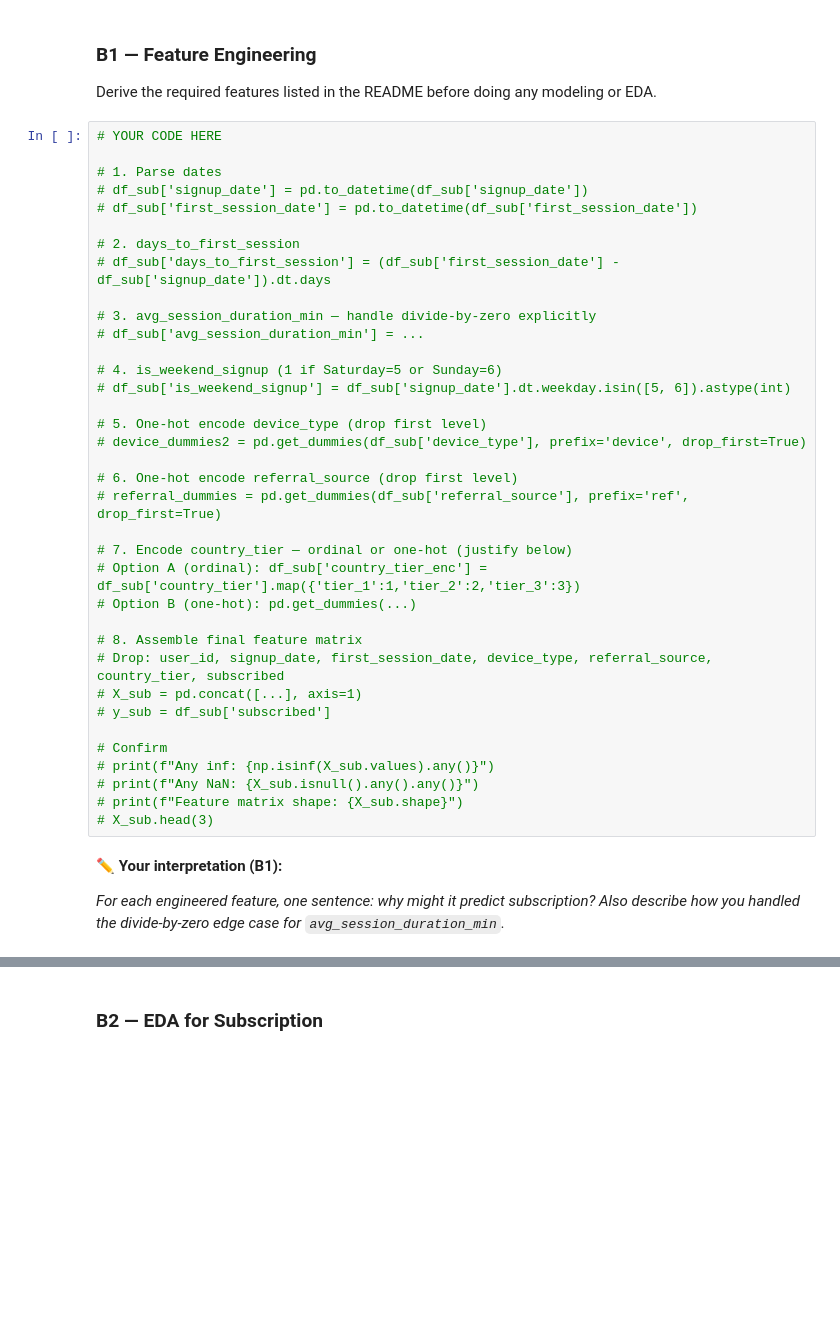
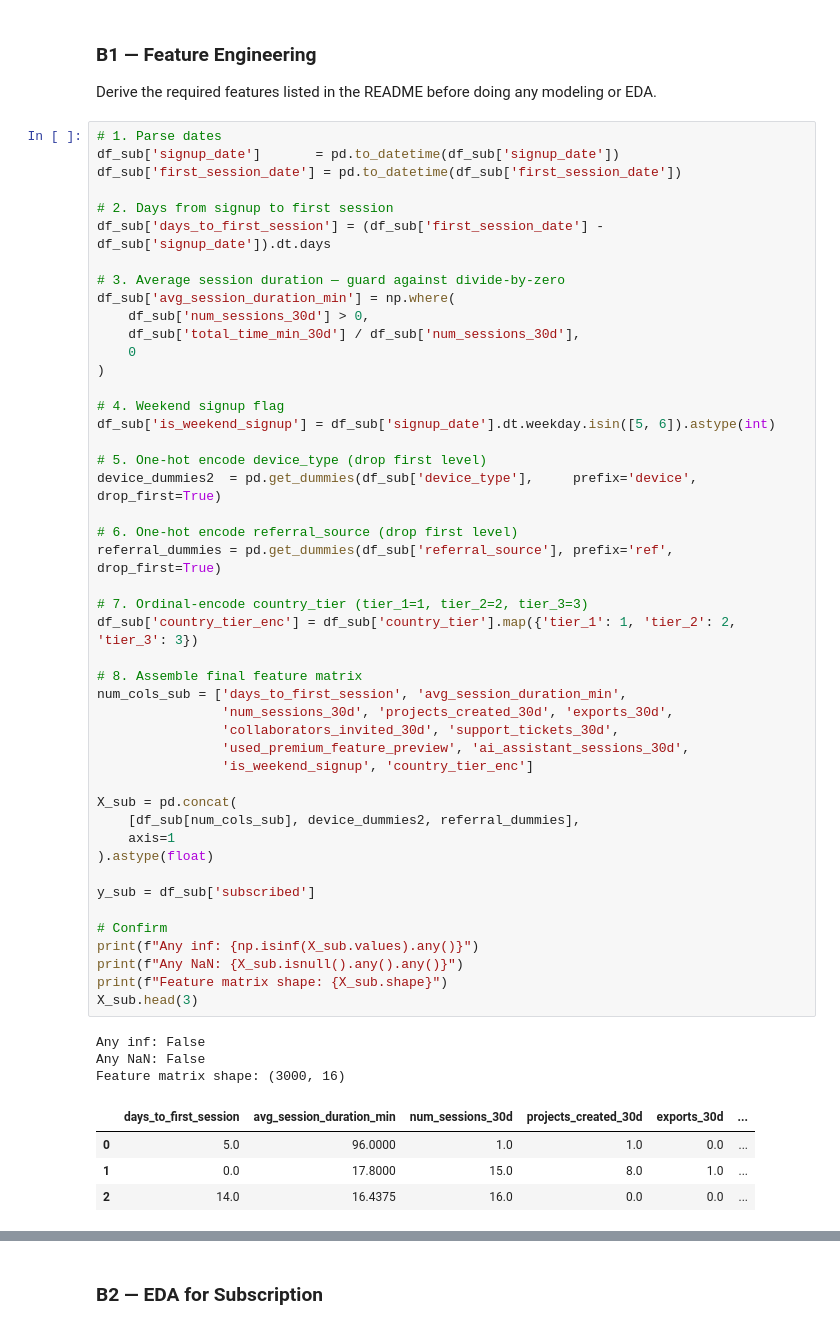
Before and after one commit to ekam-n/iat-461, a Jupyter notebook: Assignments/A2/iat461_a2_EkamNijjar_301457886.ipynb, the cells around one changed output, grey strips where cells are left out. Cells and saved outputs as stored; diff of their text form; blank space fills up the shorter version.

```diff
--- a/Assignments/A2/iat461_a2_EkamNijjar_301457886.ipynb
+++ b/Assignments/A2/iat461_a2_EkamNijjar_301457886.ipynb
@@ -574,42 +574,56 @@ df_sub.describe(include='all').round(2)
 
 Derive the required features listed in the README before doing any modeling or EDA.
 # %%
-# YOUR CODE HERE
+# 1. Parse dates
+df_sub['signup_date']       = pd.to_datetime(df_sub['signup_date'])
+df_sub['first_session_date'] = pd.to_datetime(df_sub['first_session_date'])
 
-# 1. Parse dates
-# df_sub['signup_date'] = pd.to_datetime(df_sub['signup_date'])
-# df_sub['first_session_date'] = pd.to_datetime(df_sub['first_session_date'])
+# 2. Days from signup to first session
+df_sub['days_to_first_session'] = (df_sub['first_session_date'] - df_sub['signup_date']).dt.days
 
-# 2. days_to_first_session
-# df_sub['days_to_first_session'] = (df_sub['first_session_date'] - df_sub['signup_date']).dt.days
+# 3. Average session duration — guard against divide-by-zero
+df_sub['avg_session_duration_min'] = np.where(
+    df_sub['num_sessions_30d'] > 0,
+    df_sub['total_time_min_30d'] / df_sub['num_sessions_30d'],
+    0
+)
 
-# 3. avg_session_duration_min — handle divide-by-zero explicitly
-# df_sub['avg_session_duration_min'] = ...
-
-# 4. is_weekend_signup (1 if Saturday=5 or Sunday=6)
-# df_sub['is_weekend_signup'] = df_sub['signup_date'].dt.weekday.isin([5, 6]).astype(int)
+# 4. Weekend signup flag
+df_sub['is_weekend_signup'] = df_sub['signup_date'].dt.weekday.isin([5, 6]).astype(int)
 
 # 5. One-hot encode device_type (drop first level)
-# device_dummies2 = pd.get_dummies(df_sub['device_type'], prefix='device', drop_first=True)
+device_dummies2  = pd.get_dummies(df_sub['device_type'],     prefix='device', drop_first=True)
 
 # 6. One-hot encode referral_source (drop first level)
-# referral_dummies = pd.get_dummies(df_sub['referral_source'], prefix='ref', drop_first=True)
+referral_dummies = pd.get_dummies(df_sub['referral_source'], prefix='ref',    drop_first=True)
 
-# 7. Encode country_tier — ordinal or one-hot (justify below)
-# Option A (ordinal): df_sub['country_tier_enc'] = df_sub['country_tier'].map({'tier_1':1,'tier_2':2,'tier_3':3})
-# Option B (one-hot): pd.get_dummies(...)
+# 7. Ordinal-encode country_tier (tier_1=1, tier_2=2, tier_3=3)
+df_sub['country_tier_enc'] = df_sub['country_tier'].map({'tier_1': 1, 'tier_2': 2, 'tier_3': 3})
 
 # 8. Assemble final feature matrix
-# Drop: user_id, signup_date, first_session_date, device_type, referral_source, country_tier, subscribed
-# X_sub = pd.concat([...], axis=1)
-# y_sub = df_sub['subscribed']
+num_cols_sub = ['days_to_first_session', 'avg_session_duration_min',
+                'num_sessions_30d', 'projects_created_30d', 'exports_30d',
+                'collaborators_invited_30d', 'support_tickets_30d',
+                'used_premium_feature_preview', 'ai_assistant_sessions_30d',
+                'is_weekend_signup', 'country_tier_enc']
+
+X_sub = pd.concat(
+    [df_sub[num_cols_sub], device_dummies2, referral_dummies],
+    axis=1
+).astype(float)
+
+y_sub = df_sub['subscribed']
 
 # Confirm
-# print(f"Any inf: {np.isinf(X_sub.values).any()}")
-# print(f"Any NaN: {X_sub.isnull().any().any()}")
-# print(f"Feature matrix shape: {X_sub.shape}")
-# X_sub.head(3)
+print(f"Any inf: {np.isinf(X_sub.values).any()}")
+print(f"Any NaN: {X_sub.isnull().any().any()}")
+print(f"Feature matrix shape: {X_sub.shape}")
+X_sub.head(3)
+# %% [output]
+Any inf: False
+Any NaN: False
+Feature matrix shape: (3000, 16)
+|  | days_to_first_session | avg_session_duration_min | num_sessions_30d | projects_created_30d | exports_30d | ... |
+| 0 | 5.0 | 96.0000 | 1.0 | 1.0 | 0.0 | ... |
+| 1 | 0.0 | 17.8000 | 15.0 | 8.0 | 1.0 | ... |
+| 2 | 14.0 | 16.4375 | 16.0 | 0.0 | 0.0 | ... |
-# %% [markdown]
-**✏️ Your interpretation (B1):**
-
-*For each engineered feature, one sentence: why might it predict subscription? Also describe how you handled the divide-by-zero edge case for `avg_session_duration_min`.*
```
Also changed, not shown: parts of 2 cells of this notebook.
